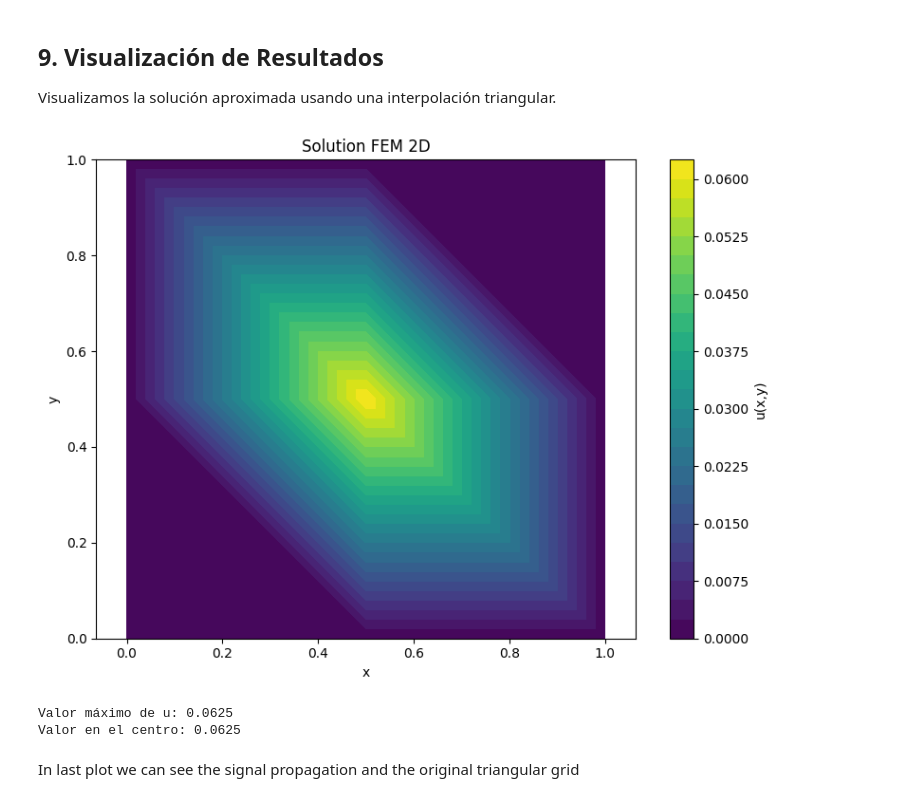
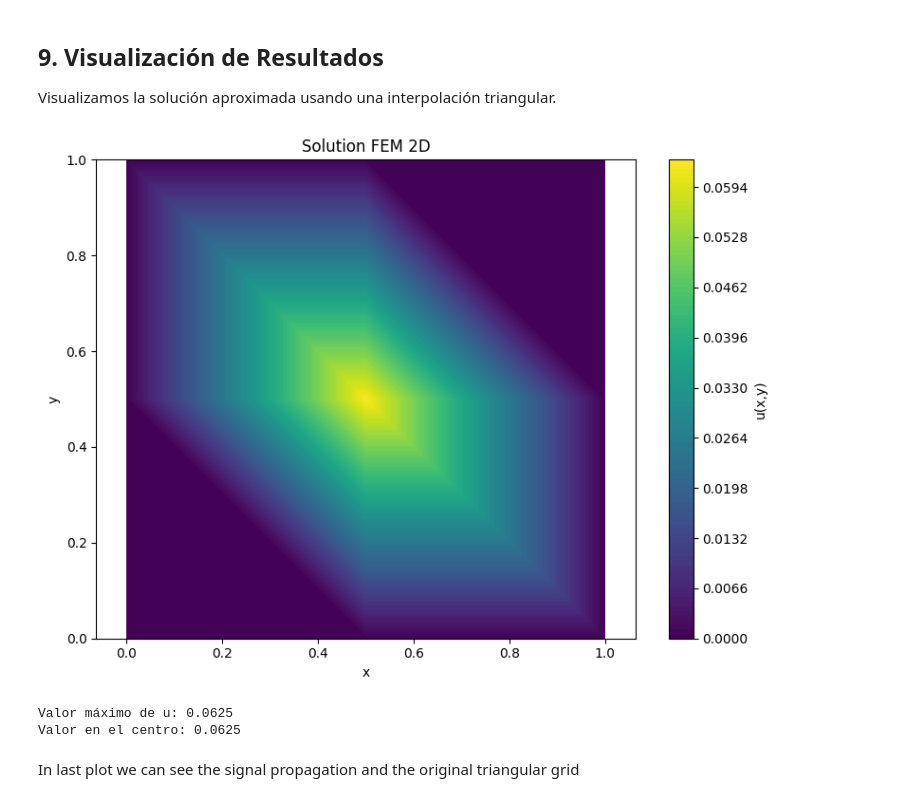
Before and after one commit to lucho46/Fisica_Computacional_1, a Jupyter notebook: Sesiones/PDE/3.2_FEM_2D_example.ipynb, the cells around one changed output. Cells and saved outputs as stored; diff of their text form; code cells hidden in the pictures.

```diff
--- a/Sesiones/PDE/3.2_FEM_2D_example.ipynb
+++ b/Sesiones/PDE/3.2_FEM_2D_example.ipynb
@@ -235,22 +235,22 @@ Visualizamos la solución aproximada usando una interpolación triangular.
 # %%
 # Visualización
 plt.figure(figsize=(8, 6))
 
 # Gráfico de contornos
-plt.tricontourf(nodes[:, 0], nodes[:, 1], elements, u, levels=30, cmap='viridis')
+plt.tricontourf(nodes[:, 0], nodes[:, 1], elements, u, levels=120, cmap='viridis')
 plt.colorbar(label='u(x,y)')
 plt.xlabel('x')
 plt.ylabel('y')
 plt.title('Solution FEM 2D')
 plt.axis('equal')
 
 plt.tight_layout()
 plt.show()
 
 print(f"Valor máximo de u: {np.max(u):.4f}")
 print(f"Valor en el centro: {u[4]:.4f}")  # Nodo central
 # %% [output]
-[figure, old version]
+[figure, new version]
 Valor máximo de u: 0.0625
 Valor en el centro: 0.0625
 # %% [markdown]
```
Also changed, not shown: parts of 10 cells of this notebook, 1 other file.
